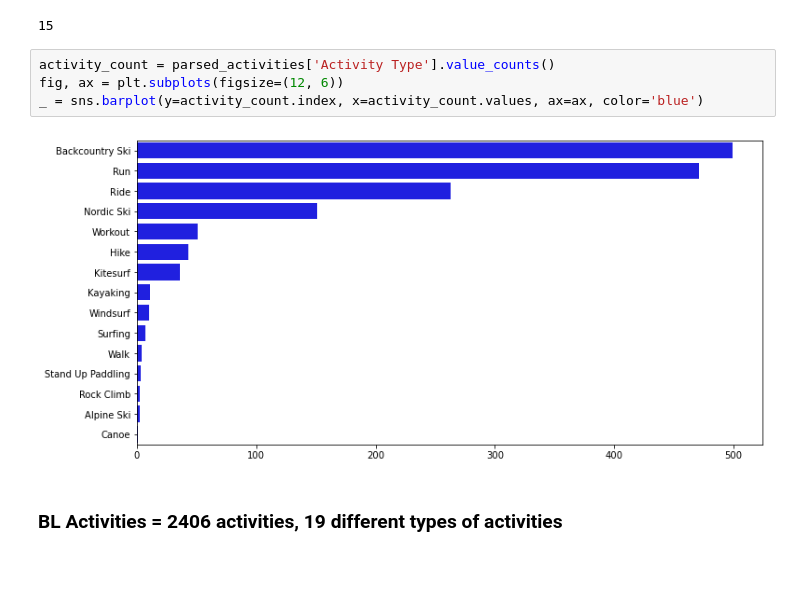
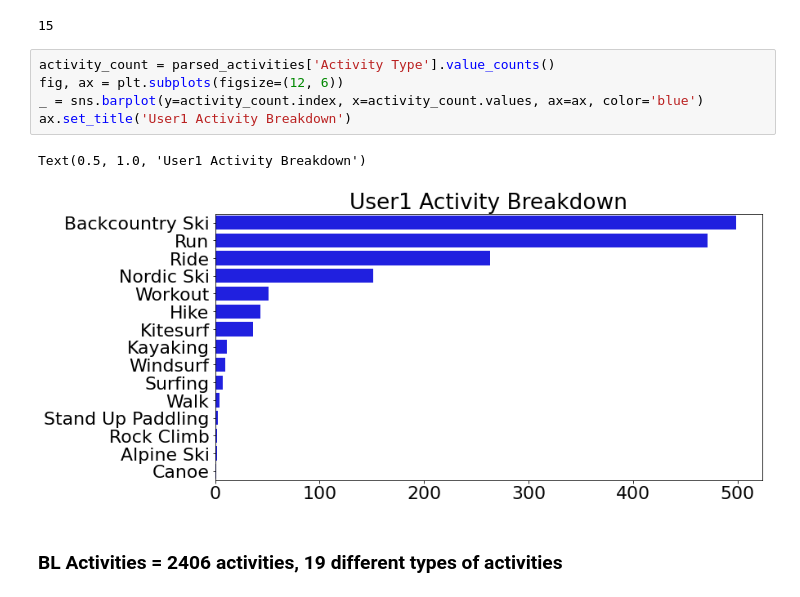
Before and after one commit to HilarySHayes/Capstone2, a Jupyter notebook: notebooks/Loading_Strava_Data.ipynb, the cells around one changed output. Saved outputs shown, nothing was run; the diff lists cells and outputs as text; blank space fills up the shorter version.

```diff
--- a/notebooks/Loading_Strava_Data.ipynb
+++ b/notebooks/Loading_Strava_Data.ipynb
@@ -129,9 +129,11 @@ len(parsed_activities['Activity Type'].unique())
 # %%
 activity_count = parsed_activities['Activity Type'].value_counts()
 fig, ax = plt.subplots(figsize=(12, 6))
 _ = sns.barplot(y=activity_count.index, x=activity_count.values, ax=ax, color='blue')
+ax.set_title('User1 Activity Breakdown')
 # %% [output]
+Text(0.5, 1.0, 'User1 Activity Breakdown')
-[figure, old version]
+[figure, new version]
 # %% [markdown]
 ### BL Activities = 2406 activities, 19 different types of activities
 # %%
```
Also changed, not shown: parts of 5 cells of this notebook, 5 other files.
